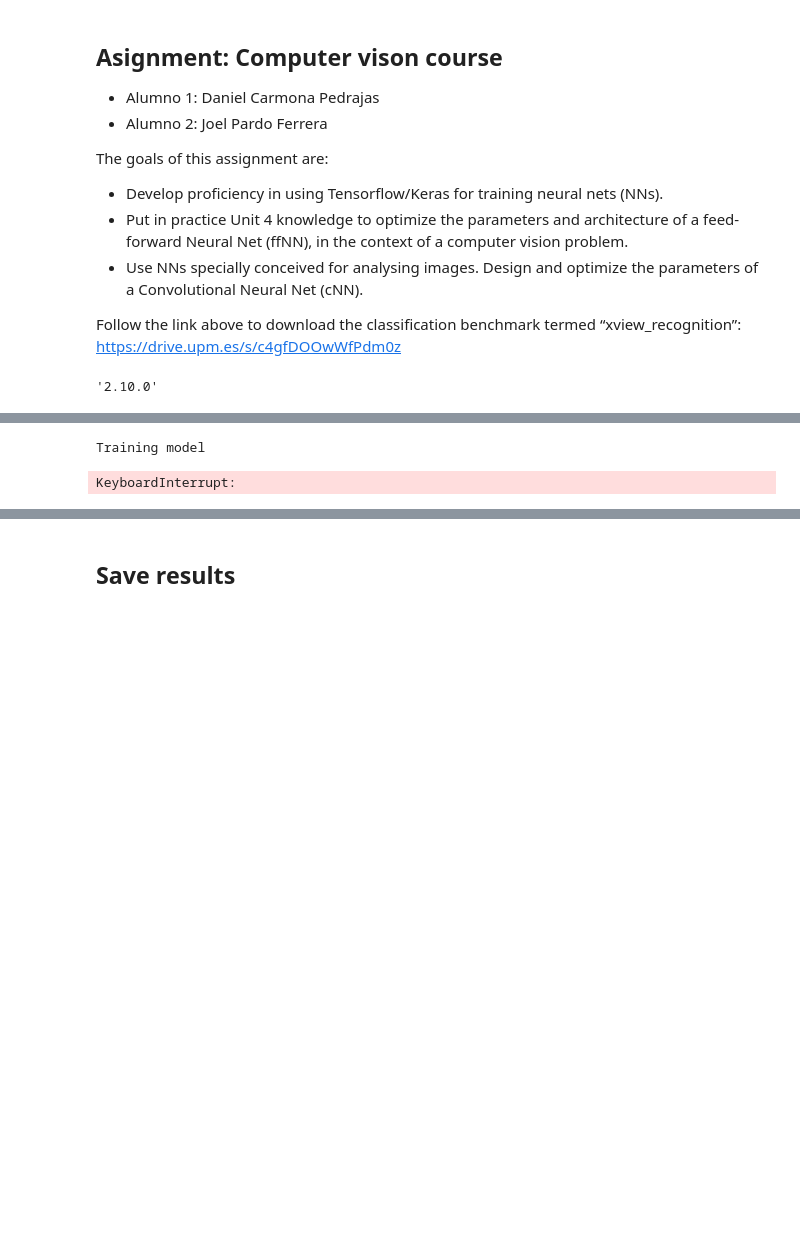
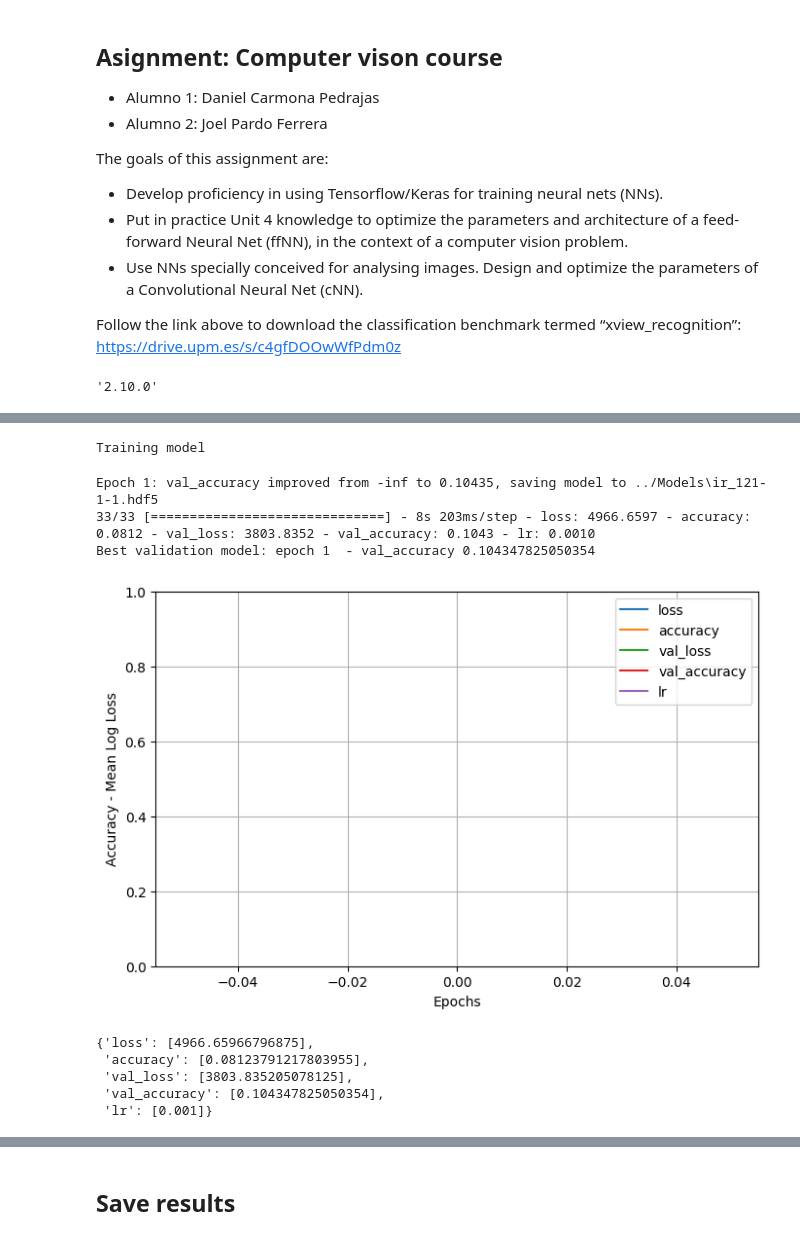
Before and after one commit to Dacarpe03/ImageDetectionAndRecognition, a Jupyter notebook: TrainingNotebooks/image_recognition.ipynb, the cells around one changed output, grey strips where cells are left out. Saved outputs shown, nothing was run; the diff lists cells and outputs as text; code cells hidden in the pictures; blank space fills up the shorter version.

```diff
--- a/TrainingNotebooks/image_recognition.ipynb
+++ b/TrainingNotebooks/image_recognition.ipynb
@@ -187,39 +201,73 @@ _________________________________________________________________
 # %%
 # Learning rate is changed to 0.001
 from keras.optimizers import Adam
-opt = Adam(learning_rate=0.001, beta_1=0.9, beta_2=0.999, epsilon=1e-8, decay=0.00, amsgrad=True, clipnorm=1.0, clipvalue=0.5)
+OPTIMIZER_NAME = "Adam 0.9 0.999"
+LEARNING_RATE = 0.001
+opt = Adam(learning_rate=LEARNING_RATE, beta_1=0.9, beta_2=0.999, epsilon=1e-8, decay=0.00, amsgrad=True, clipnorm=1.0, clipvalue=0.5)
 model.compile(optimizer=opt, loss='categorical_crossentropy', metrics=['accuracy'])
 # %%
 # Callbacks
 from keras.callbacks import TerminateOnNaN, EarlyStopping, ReduceLROnPlateau, ModelCheckpoint
-model_checkpoint = ModelCheckpoint('model_with_bn_2.hdf5', monitor='val_accuracy', verbose=1, save_best_only=True)
+model_checkpoint = ModelCheckpoint(f'{MODELS_PATH}{model_name}.hdf5', monitor='val_accuracy', verbose=1, save_best_only=True)
 reduce_lr = ReduceLROnPlateau('val_accuracy', factor=0.1, patience=10, verbose=1)
 early_stop = EarlyStopping('val_accuracy', patience=40, verbose=1)
 terminate = TerminateOnNaN()
 callbacks = [model_checkpoint, reduce_lr, early_stop, terminate]
+CALLBACKS_NAMES = "reducelr 10 0.1 - early_stop 40"
 # %%
 # Generate the list of objects from annotations
 objs_train = [(ann.filename, obj) for ann in anns_train for obj in ann.objects]
 objs_valid = [(ann.filename, obj) for ann in anns_valid for obj in ann.objects]
 # Generators
-batch_size = 32
-train_generator = generator_images(objs_train, batch_size, do_shuffle=True)
-valid_generator = generator_images(objs_valid, batch_size, do_shuffle=False)
+BATCH_SIZE = 32
+train_generator = generator_images(objs_train, BATCH_SIZE, do_shuffle=True)
+valid_generator = generator_images(objs_valid, BATCH_SIZE, do_shuffle=False)
 # %%
 import math
 import numpy as np
+import time
+
 print('Training model')
-epochs = 1
-train_steps = math.ceil(len(objs_train)/batch_size)
-valid_steps = math.ceil(len(objs_valid)/batch_size)
-h = model.fit_generator(train_generator, steps_per_epoch=train_steps, validation_data=valid_generator, validation_steps=valid_steps, epochs=epochs, callbacks=callbacks, verbose=1)
+N_EPOCHS = 1
+train_steps = math.ceil(len(objs_train)/BATCH_SIZE)
+valid_steps = math.ceil(len(objs_valid)/BATCH_SIZE)
+
+start_time = time.perf_counter()
+
+h = model.fit_generator(train_generator, steps_per_epoch=train_steps, validation_data=valid_generator, validation_steps=valid_steps, epochs=N_EPOCHS, callbacks=callbacks, verbose=1)
+
+end_time = time.perf_counter()
+TRAINING_TIME = round(end_time - start_time)
+
 # Best validation model
 best_idx = int(np.argmax(h.history['val_accuracy']))
 best_value = np.max(h.history['val_accuracy'])
 print('Best validation model: epoch ' + str(best_idx+1), ' - val_accuracy ' + str(best_value))
 # %% [output]
 Training model
-KeyboardInterrupt:
+Epoch 1: val_accuracy improved from -inf to 0.10435, saving model to ../Models\ir_121-1-1.hdf5
+33/33 [==============================] - 8s 203ms/step - loss: 4966.6597 - accuracy: 0.0812 - val_loss: 3803.8352 - val_accuracy: 0.1043 - lr: 0.0010
+Best validation model: epoch 1  - val_accuracy 0.104347825050354
+# %%
+import pandas as pd
+results=pd.DataFrame(h.history)
+results.plot(figsize=(8, 5))
+plt.grid(True)
+plt.xlabel ("Epochs")
+plt.ylabel ("Accuracy - Mean Log Loss")
+plt.gca().set_ylim(0, 1) # set the vertical range to [0-1]
+plt.savefig(f"{RESULTS_IMAGES_PATH}tr_{model_name}.png")
+plt.show()
+# %% [output]
+[figure, added]
+# %%
+h.history
+# %% [output]
+{'loss': [4966.65966796875],
+ 'accuracy': [0.08123791217803955],
+ 'val_loss': [3803.835205078125],
+ 'val_accuracy': [0.104347825050354],
+ 'lr': [0.001]}
 # %%
 import json
 # Load database
```
Also changed, not shown: parts of 11 cells of this notebook, 4 other files.
